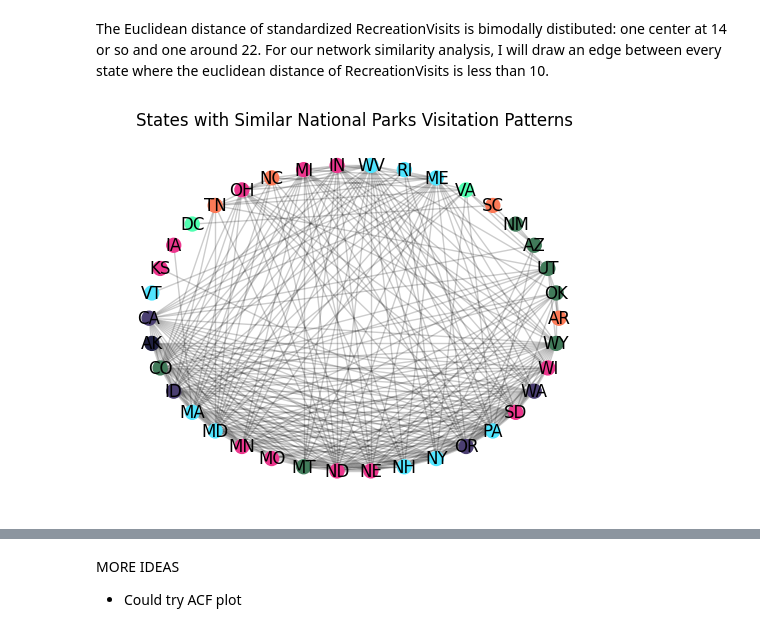
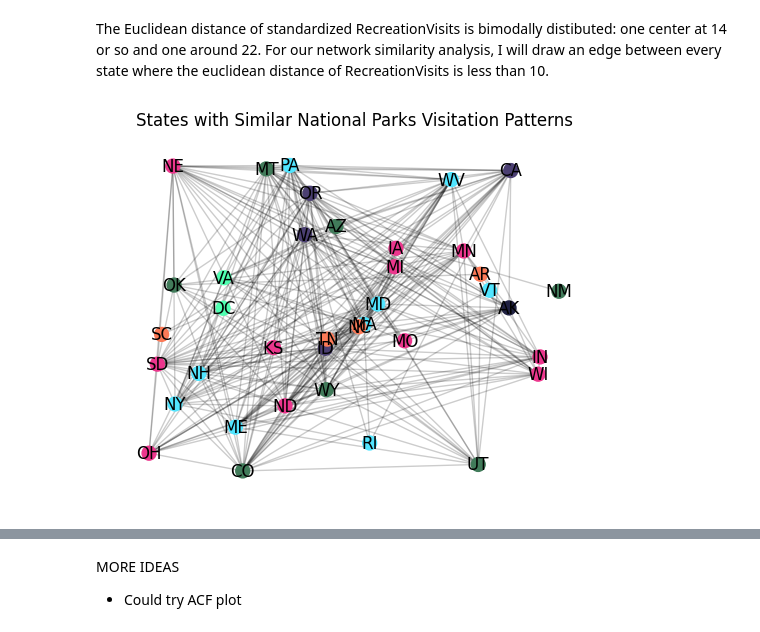
Before and after one commit to scmcqueen/NationalParksDataMining, a Jupyter notebook: state_similarity.ipynb, the cells around one changed output, grey strips where cells are left out. Saved outputs shown, nothing was run; the diff lists cells and outputs as text; code cells hidden in the pictures.

```diff
--- a/state_similarity.ipynb
+++ b/state_similarity.ipynb
@@ -334,28 +334,28 @@ G = nx.from_pandas_edgelist(rec_node_list,'state1','state2','euclidean')
 # %%
 # map state to region, for coloring purposes
 state_to_region = visit_data.set_index('state_2')[['Region']].T.to_dict()
 # create color map
 colors = {'Alaska':'#1F2041',
  'Intermountain ':'#417B5A',
  'Midwest ':'#EC368D',
  'National Capital ':'#50FFB1',
  'Northeast ':'#51E5FF',
  'Pacific West ':'#4B3F72',
  'Southeast ':'#FC7A57'}
 # get nodes & assign colors
 nodes = G.nodes()
 colors = [colors[state_to_region[n]["Region"]] for n in nodes]
 # draw
 #pos = nx.random_layout(G,seed=78)
-pos = nx.shell_layout(G)
+pos = nx.random_layout(G,seed=8)
 ec = nx.draw_networkx_edges(G, pos, alpha=0.2)
 nc = nx.draw_networkx_nodes(G, pos, nodelist=nodes, node_color=colors, node_size=100)
 lb = nx.draw_networkx_labels(G,pos)
 plt.title('States with Similar National Parks Visitation Patterns')
 plt.axis('off')
 plt.show()
 # %% [output]
-[figure, old version]
+[figure, new version]
 # %%
 # create dataframe with node info
 node_info = pd.DataFrame.from_dict(dict(nx.degree(G)),orient='index').reset_index()
```
Also changed, not shown: parts of 2 cells of this notebook.
